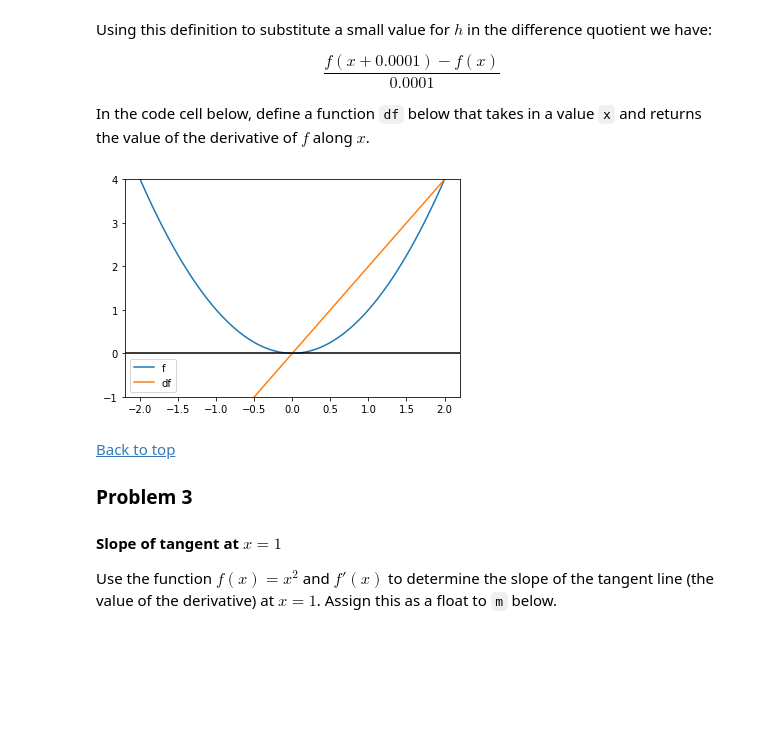
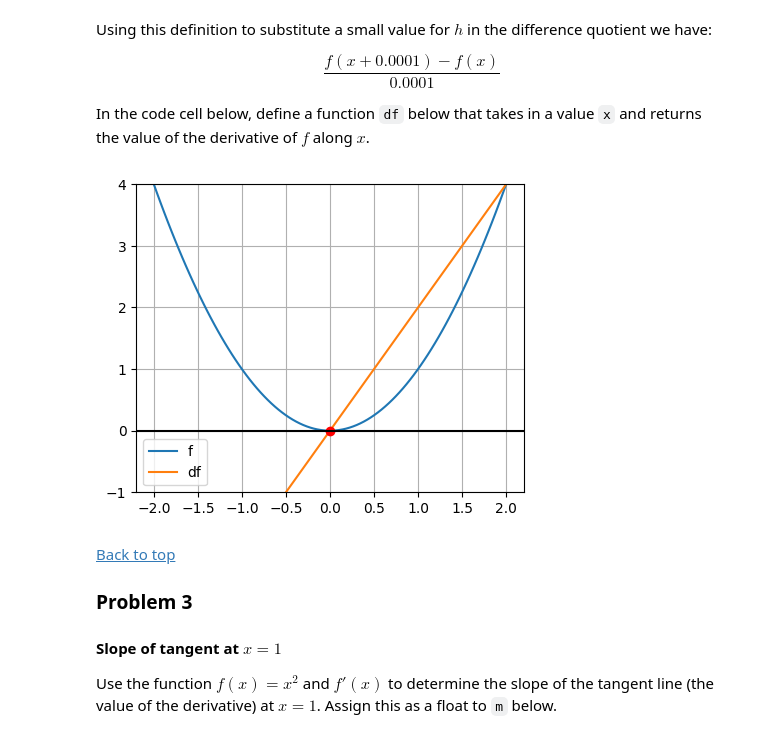
Before and after one commit to Subroy1/MSAI_AllPracticeModules, a Jupyter notebook: Module 15/colab_activity15_1.ipynb, the cells around one changed output. Cells and saved outputs as stored; diff of their text form; code cells hidden in the pictures; blank space fills up the shorter version.

```diff
--- a/Module 15/colab_activity15_1.ipynb
+++ b/Module 15/colab_activity15_1.ipynb
@@ -63,21 +63,20 @@ $$\frac{f(x + 0.0001) - f(x)}{0.0001}$$
 
 In the code cell below, define a function `df` below that takes in a value `x` and returns the value of the derivative of $f$ along $x$.
 # %%
-
-
 def df(x):
-    pass
-x = ''
-
+  return (f(x+0.0001)-f(x))/0.0001
 
 # Answer check
-plt.plot(x, f(x), label = 'f')
+plt.figure(figsize = (5,4))
+plt.plot(x, f(x),label = 'f')
 plt.plot(x, df(x), label = 'df')
 plt.ylim(-1, 4)
+plt.plot(0,0, 'ro')
 plt.axhline(color = 'black')
 plt.legend();
+plt.grid()
 # %% [output]
-[figure, old version]
+[figure, new version]
 # %% [markdown]
 [Back to top](#-Index)
 
```
Also changed, not shown: parts of 3 cells of this notebook.
